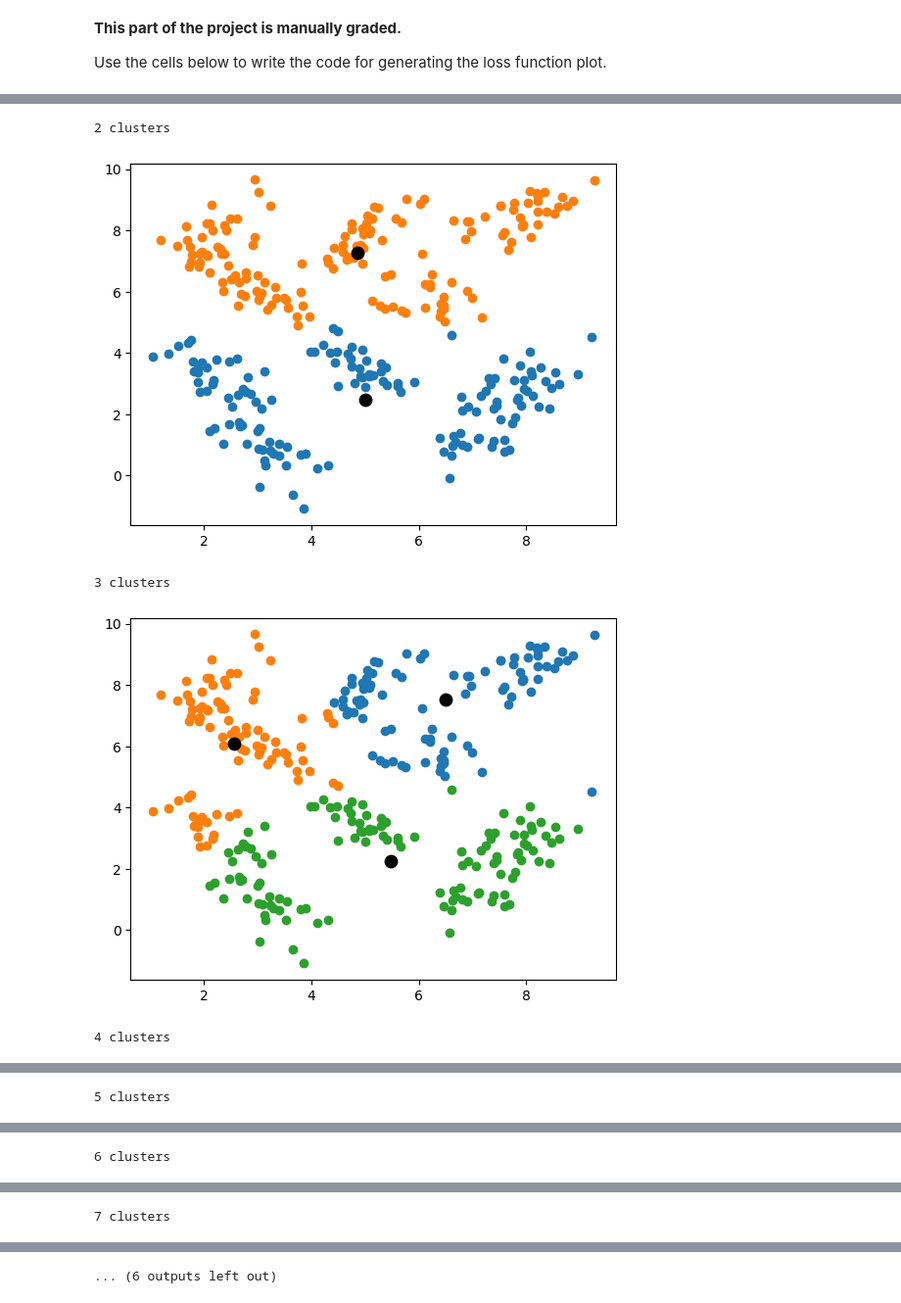
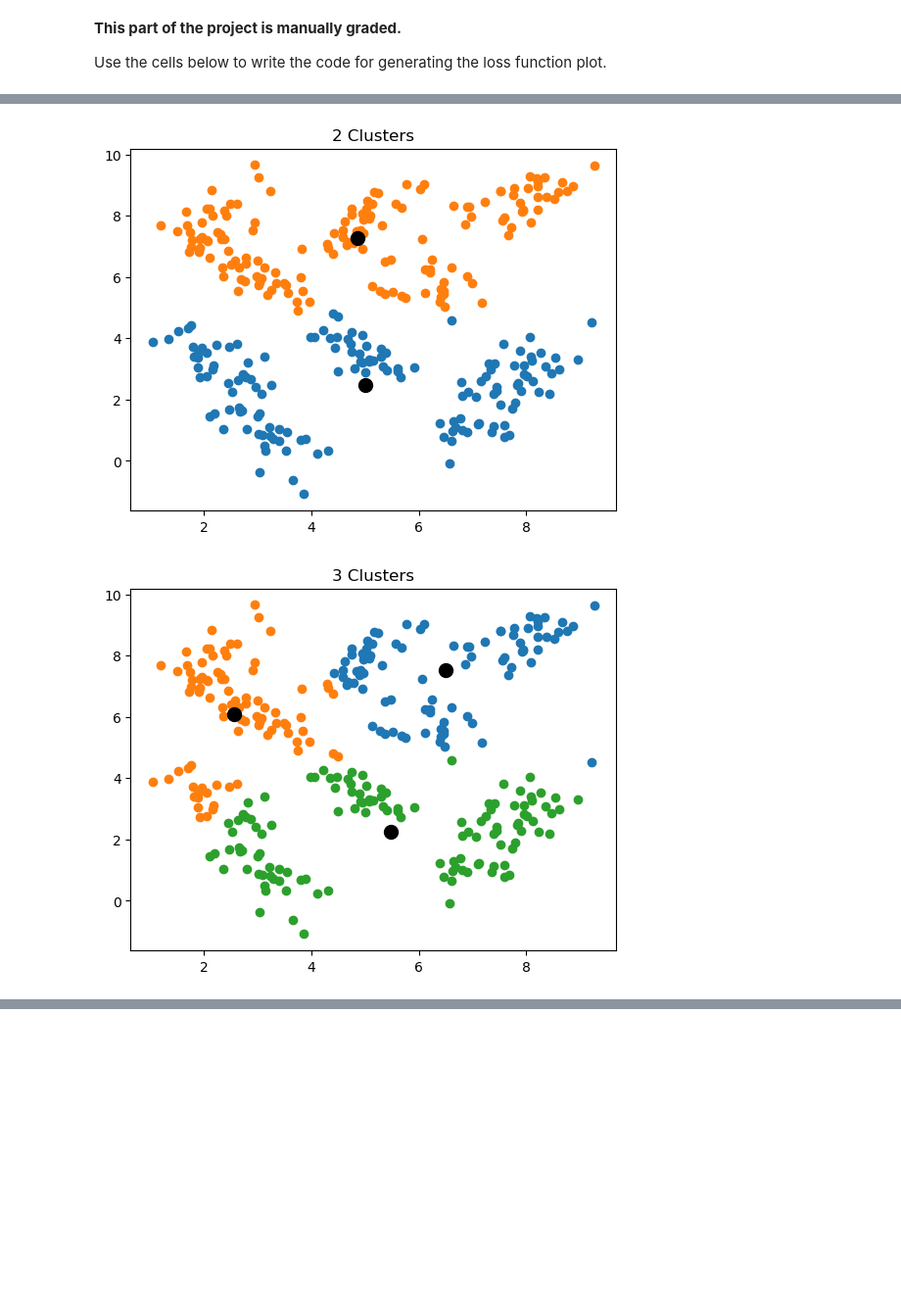
Before and after one commit to MoeAD99/K-means-Strategy-Project, a Jupyter notebook: Part1/project2_part1.ipynb, the cells around one changed output, grey strips where cells are left out. Shown: that part at 98% size. Saved outputs shown, nothing was run; the diff lists cells and outputs as text; code cells hidden in the pictures; blank space fills up the shorter version.

```diff
--- a/Part1/project2_part1.ipynb
+++ b/Part1/project2_part1.ipynb
@@ -33,35 +33,45 @@ Add your code for computing the kMeans final centroids and loss functions in the
 # %%
 final_centroids = {}
 cluster_datapoints = {}
-assigned = {}
 losses = {}
+
+# K-means clustering
 for k in initial_centers.keys():
 
     centroids = initial_centers[k]
 
     for i in range(100):
-        k_cluster_grouped_distances = {}
         min_distance_index = []
         classified_cluster_datapoints = []
         datapoint_to_centroids_distances = []
+
         for x in data:
             #calculate the distance from one datapoint (x) to all centroids (centroids array)
             euclidean_distance = np.sqrt(np.sum((x - centroids)**2, axis=1))
             datapoint_to_centroids_distances.append(euclidean_distance)
-        #k_cluster_grouped_distances[k] = datapoint_to_centroid_distances
+
         #get the index of the smallest distance value among all the calcualted distances from one datapoint to all centroids
         min_distance_index = np.argmin(datapoint_to_centroids_distances, axis=1)
+
         for i in range(k):
-            # assign each datapoint to its nearest cluster. classified_cluster_datapoints is an array of clusters, each cluster is an array of datapoints
+            # assign each datapoint to its nearest centroid. classified_cluster_datapoints is an array of clusters, each cluster is an array of datapoints
             classified_cluster_datapoints.append(data[min_distance_index==i])
-        #assigned[k] = classified_cluster_datapoints
+
+        # determine the new centroids based on the mean of each group of classified datapoints
         updated_centroids = [np.mean(classified_cluster_datapoints[i], axis=0) for i in range(k)]
         if np.all(np.absolute(np.array(centroids) - np.array(updated_centroids)) < 0.00005):
             break
         centroids = updated_centroids
+
     final_centroids[k] = centroids
     cluster_datapoints[k] = classified_cluster_datapoints
-    losses[k] = np.sum([np.sum((classified_cluster_datapoints[i] - updated_centroids[i])**2) for i in range(len(updated_centroids))])
+
+    # calculate the loss for each k clusters value
+    loss = []
+    for i in range(len(updated_centroids)):
+        l = np.sum((classified_cluster_datapoints[i] - updated_centroids[i])**2)
+        loss.append(l)
+    losses[k] = np.sum(loss)
 # %% [markdown]
 Please use the following cell to print all the final centeriods for k in the range of 2 to 10, both inclusive.
 
@@ -151,18 +161,16 @@ plt.show()
 # %%
 for  k in final_centroids.keys():
-    for cluster in cluster_datapoints[k]:
+    for i,cluster in enumerate(cluster_datapoints[k]):
         x = [i[0] for i in cluster]
         y = [i[1] for i in cluster]
         plt.scatter(x,y)
 
     cx = [i[0] for i in final_centroids[k]]
     cy = [i[1] for i in final_centroids[k]]
-    plt.scatter(cx,cy, s=80, color="black")
-    print(k,"clusters")
+    plt.scatter(cx,cy, s=100, color="black")
+    plt.title(label=(str(k)+' Clusters'))
+    #plt.legend()
     plt.show()
 # %% [output]
-2 clusters
-[figure, old version]
+[figure, new version]
-3 clusters
-[figure, old version]
+[figure, new version]
-4 clusters
@@ -170 +177,0 @@ for  k in final_centroids.keys():
-5 clusters
@@ -172 +178,0 @@ for  k in final_centroids.keys():
-6 clusters
@@ -174 +179,0 @@ for  k in final_centroids.keys():
-7 clusters
@@ -176 +180,0 @@ for  k in final_centroids.keys():
-... (6 outputs left out)
```
Also changed, not shown: parts of 2 cells of this notebook.
